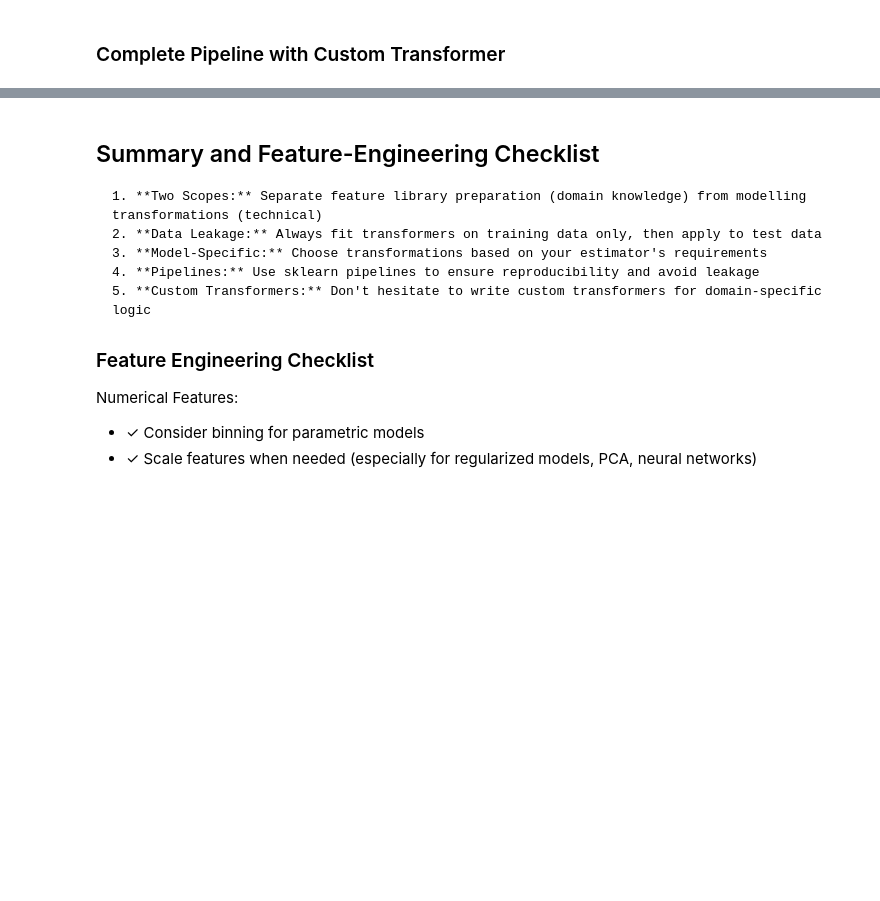
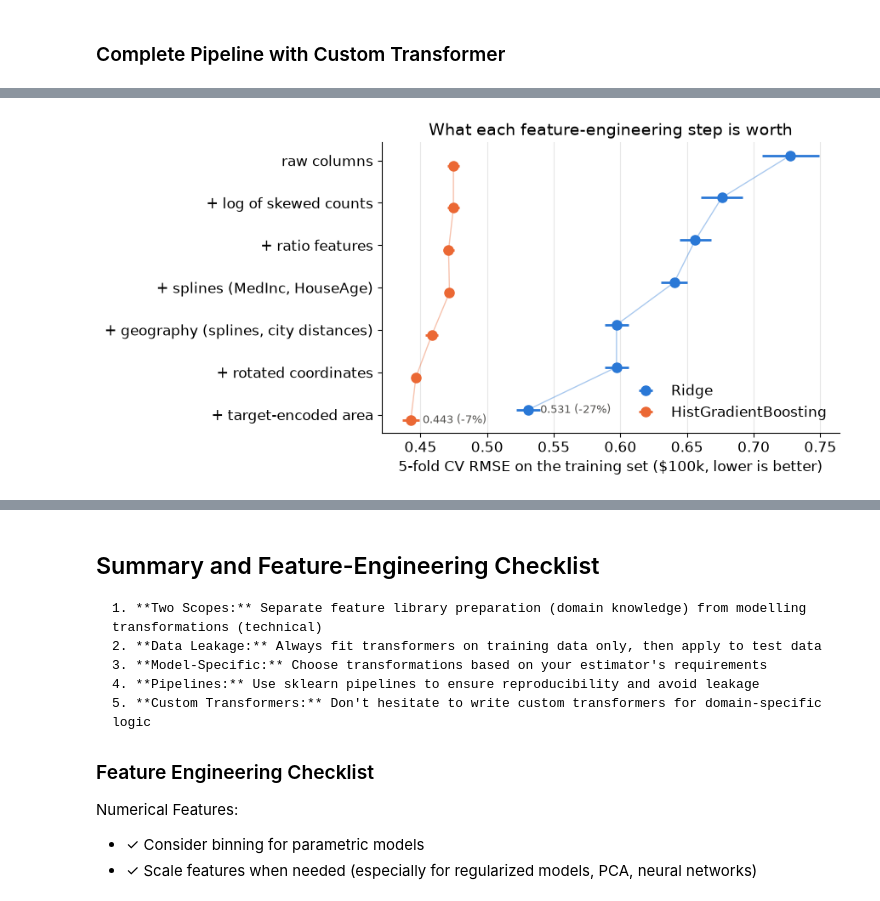
Before and after one commit to cambridge-FDS/fun_ds, a Jupyter notebook: docs/lectures/lecture_5.ipynb, the cells around one changed output, grey strips where cells are left out. Cells and saved outputs as stored; diff of their text form; code cells hidden in the pictures; blank space fills up the shorter version.

```diff
--- a/docs/lectures/lecture_5.ipynb
+++ b/docs/lectures/lecture_5.ipynb
@@ -1750,0 +1762,15 @@ Gain from the engineered features: +0.0777 R² (+7.77 percentage points)
+# %%
+# Cumulative recipe: each step keeps the previous switches on and adds one idea
+rows = []
+for step, config in cumulative_steps():
+    for model in ("ridge", "hgb"):
+        folds = cv_rmse(build_fe_pipeline(model, **config), X_tr, y_tr)
+        rows.append(
+            {"step": step, "model": model, "cv_rmse": folds.mean(), "sd": folds.std()}
+        )
+scoreboard = pd.DataFrame(rows)
+
+table = scoreboard.pivot(index="step", columns="model", values="cv_rmse")
+table = table.loc[[s for s, _ in cumulative_steps()], ["ridge", "hgb"]]
+table.columns = ["Ridge", "HistGradientBoosting"]
+table.round(4)
@@ -1750,0 +1787,43 @@ Gain from the engineered features: +0.0777 R² (+7.77 percentage points)
+# %%
+colours = {"ridge": "#2a78d6", "hgb": "#eb6834"}
+labels = {"ridge": "Ridge", "hgb": "HistGradientBoosting"}
+steps = [s for s, _ in cumulative_steps()]
+ypos = np.arange(len(steps))
+
+fig, ax = plt.subplots(figsize=(9, 4.5))
+for offset, model in ((-0.12, "ridge"), (0.12, "hgb")):
+    part = scoreboard[scoreboard["model"] == model].set_index("step").loc[steps]
+    ax.errorbar(
+        part["cv_rmse"],
+        ypos + offset,
+        xerr=part["sd"],
+        fmt="o",
+        ms=8,
+        color=colours[model],
+        ecolor=colours[model],
+        elinewidth=2,
+        capsize=0,
+        label=labels[model],
+    )
+    ax.plot(part["cv_rmse"], ypos + offset, color=colours[model], lw=1, alpha=0.4)
+    first, last = part["cv_rmse"].iloc[0], part["cv_rmse"].iloc[-1]
+    ax.annotate(
+        f"{last:.3f} ({(last / first - 1) * 100:+.0f}%)",
+        (last, ypos[-1] + offset),
+        xytext=(10, 0),
+        textcoords="offset points",
+        ha="left",
+        va="center",
+        fontsize=9,
+        color="#52514e",
+    )
+ax.set_yticks(ypos, steps)
+ax.invert_yaxis()
+ax.set_xlabel("5-fold CV RMSE on the training set ($100k, lower is better)")
+ax.set_title("What each feature-engineering step is worth")
+ax.legend(loc="lower right", frameon=False)
+ax.grid(axis="y", visible=False)
+plt.tight_layout()
+plt.show()
+# %% [output]
+[figure, added]
```
Also changed, not shown: parts of 18 cells of this notebook, 10 other files.
